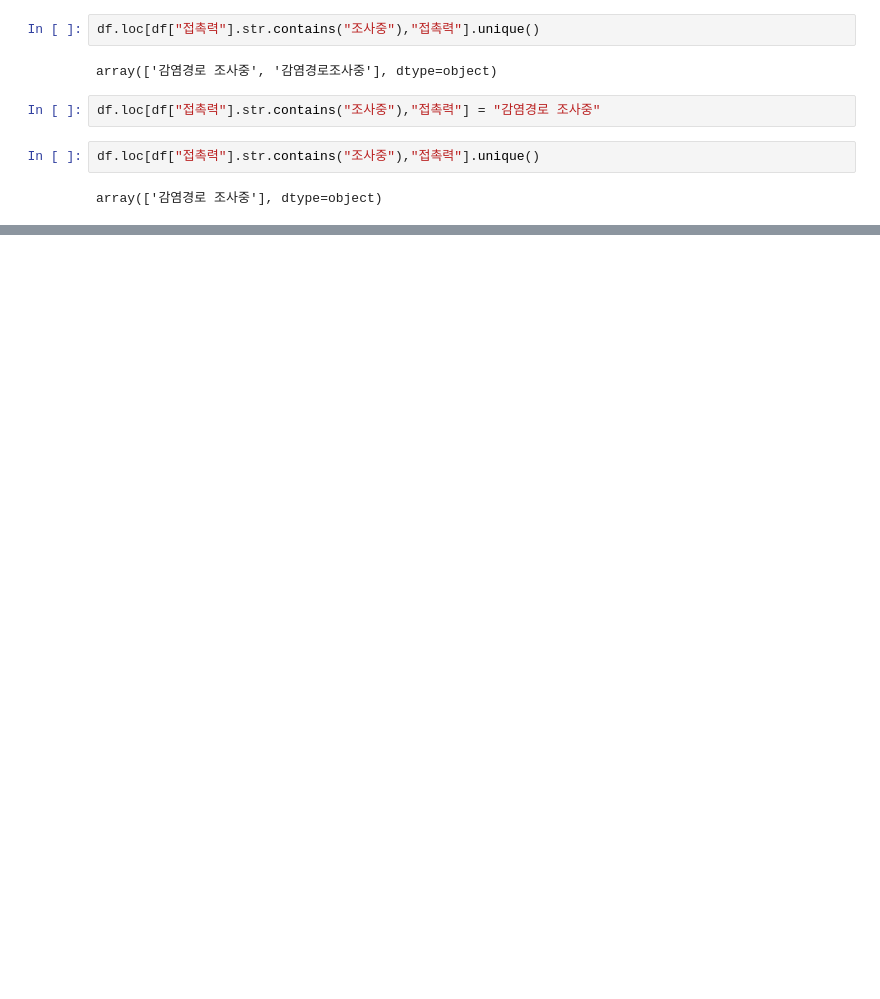
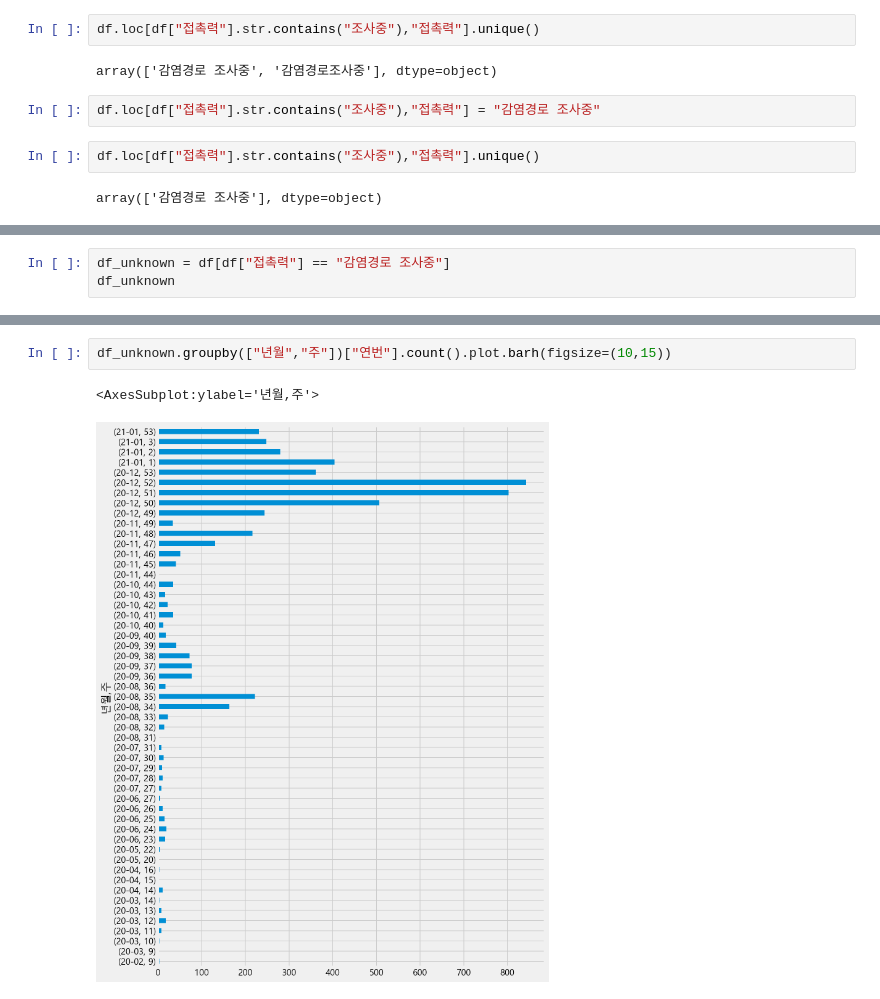
Before and after one commit to jeonprize/covid19_seoul, a Jupyter notebook: analysis(4).ipynb, the cells around one changed output, grey strips where cells are left out. Drawn from its saved outputs; the diff is of its cells as text; blank space fills up the shorter version.

```diff
--- a/analysis(4).ipynb
+++ b/analysis(4).ipynb
@@ -105,0 +173,3 @@ contact_count_top.plot.barh(figsize=(10,15))
+# %%
+df_unknown = df[df["접촉력"] == "감염경로 조사중"]
+df_unknown
@@ -105,0 +190,5 @@ contact_count_top.plot.barh(figsize=(10,15))
+# %%
+df_unknown.groupby(["년월","주"])["연번"].count().plot.barh(figsize=(10,15))
+# %% [output]
+<AxesSubplot:ylabel='년월,주'>
+[figure, added]
```
Also changed, not shown: parts of 40 cells of this notebook.
